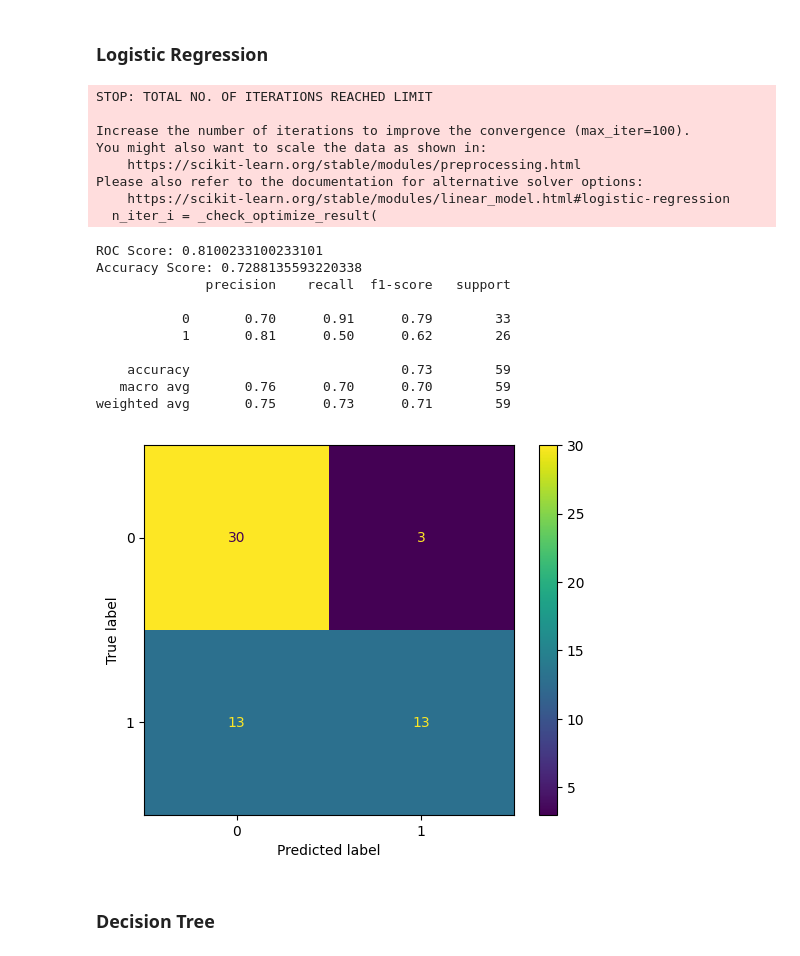
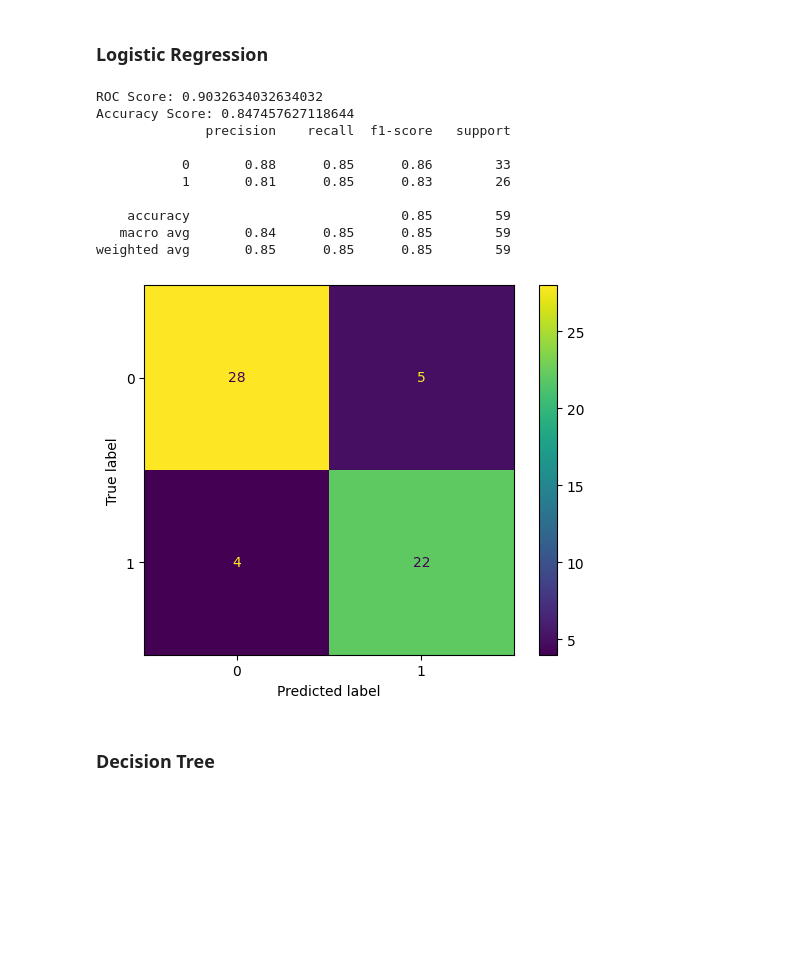
Before and after one commit to AbdlSi/heart_disease, a Jupyter notebook: heartdisease_df_analysis_visuals.ipynb, the cells around one changed output. Drawn from its saved outputs; the diff is of its cells as text; code cells hidden in the pictures; blank space fills up the shorter version.

```diff
--- a/heartdisease_df_analysis_visuals.ipynb
+++ b/heartdisease_df_analysis_visuals.ipynb
@@ -111,46 +111,38 @@ x_test_scaled = pd.DataFrame(x_test_scaled, columns = x_test.columns)
 # %%
 from sklearn.linear_model import LogisticRegression
 from sklearn.metrics import accuracy_score , classification_report , ConfusionMatrixDisplay, confusion_matrix, roc_auc_score
 
 lg_model = LogisticRegression()
 
-lg_model.fit(x_train,y_train)
+lg_model.fit(x_train_scaled,y_train)
 y_predict1 = lg_model.predict(x_test_scaled)
 y_proba1 = lg_model.predict_proba(x_test_scaled)
 
 accuracy1 = accuracy_score(y_test , y_predict1)
 cp1 = classification_report(y_test, y_predict1)
 y_proba_positive1 = y_proba1[:,1]
 roc_score1 = roc_auc_score(y_test, y_proba_positive1)
 
 
 cm1 = confusion_matrix(y_test, y_predict1)
 disp1 = ConfusionMatrixDisplay(confusion_matrix=cm1)
 disp1.plot()
 
 print(f"ROC Score: {roc_score1}")
 print(f"Accuracy Score: {accuracy1}")
 print(cp1)
 # %% [output]
-STOP: TOTAL NO. OF ITERATIONS REACHED LIMIT
+ROC Score: 0.9032634032634032
+Accuracy Score: 0.847457627118644
+              precision    recall  f1-score   support
 
-Increase the number of iterations to improve the convergence (max_iter=100).
-You might also want to scale the data as shown in:
-    https://scikit-learn.org/stable/modules/preprocessing.html
-Please also refer to the documentation for alternative solver options:
-    https://scikit-learn.org/stable/modules/linear_model.html#logistic-regression
-  n_iter_i = _check_optimize_result(
+           0       0.88      0.85      0.86        33
+           1       0.81      0.85      0.83        26
+
+    accuracy                           0.85        59
+   macro avg       0.84      0.85      0.85        59
+weighted avg       0.85      0.85      0.85        59
-ROC Score: 0.8100233100233101
-Accuracy Score: 0.7288135593220338
-              precision    recall  f1-score   support
-
-           0       0.70      0.91      0.79        33
-           1       0.81      0.50      0.62        26
-
-    accuracy                           0.73        59
-   macro avg       0.76      0.70      0.70        59
-weighted avg       0.75      0.73      0.71        59
-[figure, old version]
+[figure, new version]
 # %% [markdown]
 ### Decision Tree
 # %%
```
